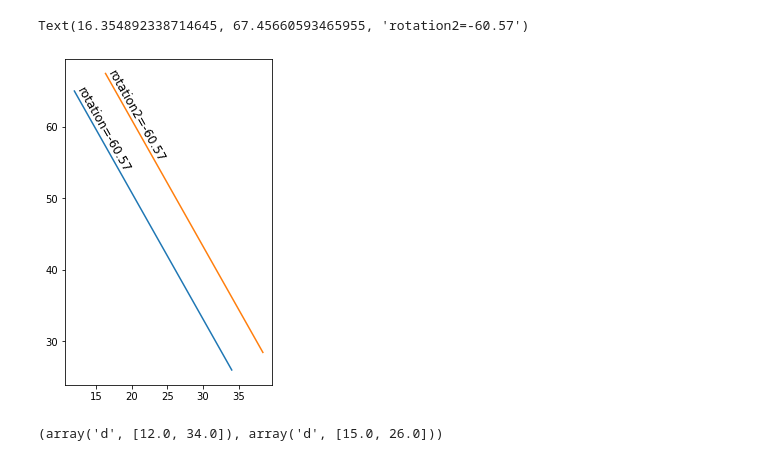
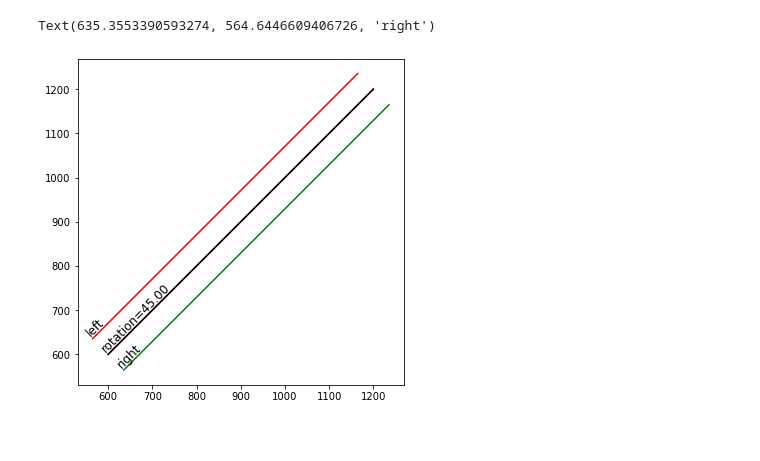
Before and after one commit to PBrockmann/StripesCounter, a Jupyter notebook: label_line.ipynb, the cells around one changed output. Cells and saved outputs as stored; diff of their text form; code cells hidden in the pictures.

```diff
--- a/label_line.ipynb
+++ b/label_line.ipynb
@@ -10,32 +13,33 @@ from shapely.geometry import LineString
 # %%
 fig, ax = plt.subplots(1, 1, figsize=(8,6))
 
 ax.set_aspect('equal')
 
-x1 = 12
-y1 = 65
-x2 = 34
-y2 = 26
-line, = ax.plot([x1, x2], [y1, y2])
+x1 = 600
+y1 = 600
+x2 = 1200
+y2 = 1200
+line, = ax.plot([x1, x2], [y1, y2], c='r')
 
 # compute angle in raw data coordinates (no manual transforms)
 dy = y2 - y1
 dx = x2 - x1
 angle = np.rad2deg(np.arctan2(dy, dx))
 
 # annotate with transform_rotates_text to align text and line
 plt.text(x1, y1, 'rotation=%.2f'%angle, ha='left', va='bottom', fontsize=12,
          transform_rotates_text=True, rotation=angle, rotation_mode='anchor')
 
-ab = LineString([(x1,y1), (x2,y2)])
-left = ab.parallel_offset(5, 'left')
-ax.plot(left.xy[0],left.xy[1])
-ax.text(left.boundary[0].xy[0][0], left.boundary[0].xy[1][0], 'rotation2=%.2f'%angle, ha='left', va='bottom', fontsize=12,
+line = LineString([(x1,y1), (x2,y2)])
+ax.plot(line.xy[0], line.xy[1], c='black')
+left = line.parallel_offset(50, 'left')
+right = line.parallel_offset(50, 'right')
+ax.plot(left.xy[0], left.xy[1], c='r')
+ax.plot(right.xy[0], right.xy[1], c='g')
+ax.text(left.boundary.geoms[0].xy[0][0], left.boundary.geoms[0].xy[1][0], 'left', ha='left', va='bottom', fontsize=12,
          transform_rotates_text=True, rotation=angle, rotation_mode='anchor', clip_on=True)
+ax.text(right.boundary.geoms[1].xy[0][0], right.boundary.geoms[1].xy[1][0], 'right', ha='left', va='bottom', fontsize=12,
+         transform_rotates_text=True, rotation=angle, rotation_mode='anchor', clip_on=True)
 # %% [output]
-Text(16.354892338714645, 67.45660593465955, 'rotation2=-60.57')
+Text(635.3553390593274, 564.6446609406726, 'right')
-[figure, old version]
+[figure, new version]
-# %%
-ab.xy
-# %% [output]
-(array('d', [12.0, 34.0]), array('d', [15.0, 26.0]))
```
Also changed, not shown: parts of 7 cells of this notebook, 1 other file.
